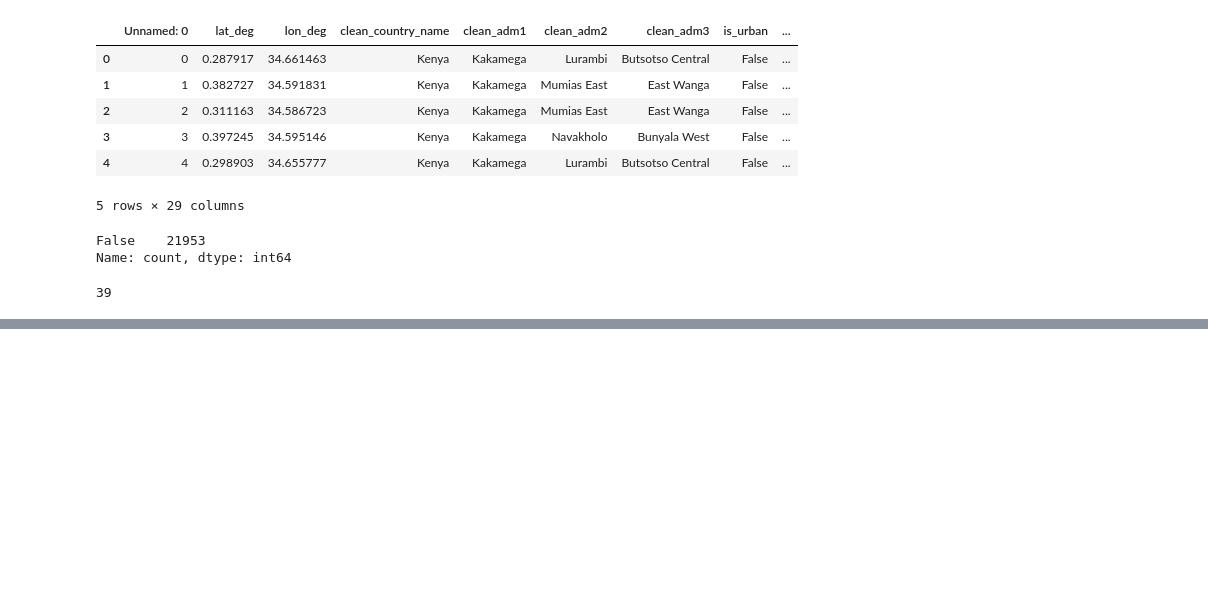
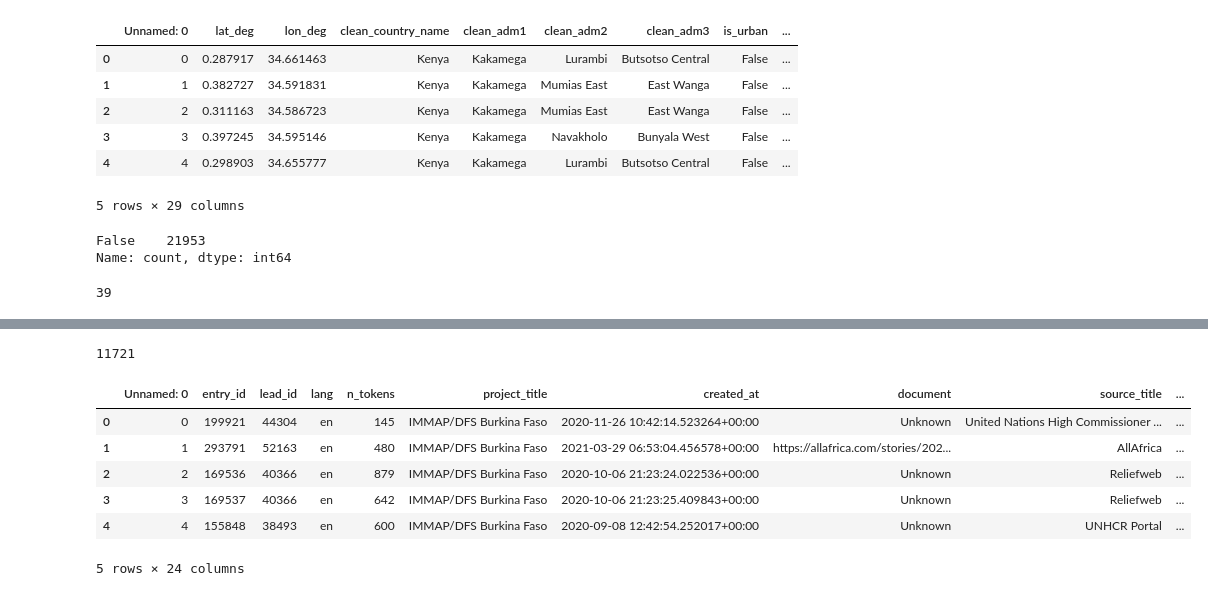
Before and after one commit to lewismwaki/cleanwaterai, a Jupyter notebook: notebooks/anthony.ipynb, the cells around one changed output, grey strips where cells are left out. Drawn from its saved outputs; the diff is of its cells as text; code cells hidden in the pictures; blank space fills up the shorter version.

```diff
--- a/notebooks/anthony.ipynb
+++ b/notebooks/anthony.ipynb
@@ -460,0 +521,15 @@ len(df['clean_adm1'].unique())
+# %%
+df['subjective_quality'].isna().sum()
+# %% [output]
+11721
+# %%
+df = pd.read_csv('../data/raw/nlp.csv')
+df.head()
+# %% [output]
+|  | Unnamed: 0 | entry_id | lead_id | lang | n_tokens | project_title | created_at | document | source_title | ... |
+| 0 | 0 | 199921 | 44304 | en | 145 | IMMAP/DFS Burkina Faso | 2020-11-26 10:42:14.523264+00:00 | Unknown | United Nations High Commissioner ... | ... |
+| 1 | 1 | 293791 | 52163 | en | 480 | IMMAP/DFS Burkina Faso | 2021-03-29 06:53:04.456578+00:00 | https://allafrica.com/stories/202... | AllAfrica | ... |
+| 2 | 2 | 169536 | 40366 | en | 879 | IMMAP/DFS Burkina Faso | 2020-10-06 21:23:24.022536+00:00 | Unknown | Reliefweb | ... |
+| 3 | 3 | 169537 | 40366 | en | 642 | IMMAP/DFS Burkina Faso | 2020-10-06 21:23:25.409843+00:00 | Unknown | Reliefweb | ... |
+| 4 | 4 | 155848 | 38493 | en | 600 | IMMAP/DFS Burkina Faso | 2020-09-08 12:42:54.252017+00:00 | Unknown | UNHCR Portal | ... |
+5 rows × 24 columns
```
Also changed, not shown: parts of 11 cells of this notebook, 1 other file.
